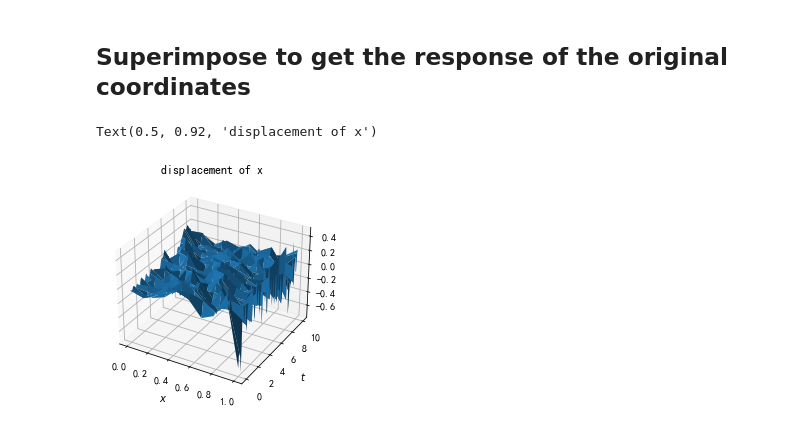
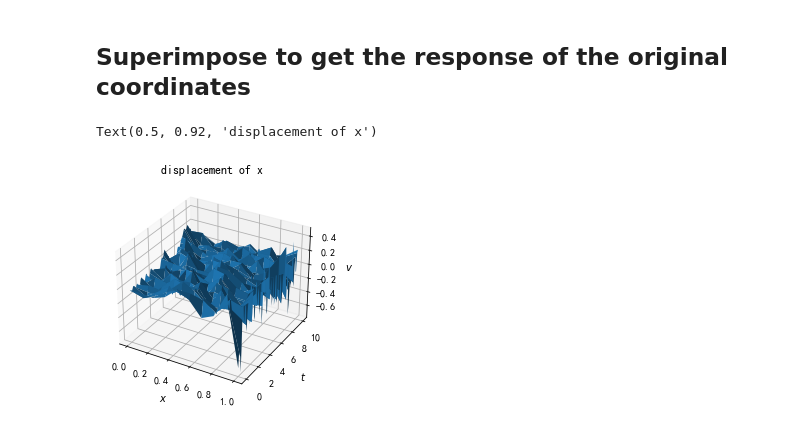
Before and after one commit to WindyLuf/Beam-Project, a Jupyter notebook: prapare.ipynb, the cells around one changed output. Drawn from its saved outputs; the diff is of its cells as text; code cells hidden in the pictures.

```diff
--- a/prapare.ipynb
+++ b/prapare.ipynb
@@ -179,11 +179,12 @@ for i in range(len(omega)):
 # %%
 fig = plt.figure()
 ax = fig.add_subplot(111,projection = '3d')
 X,T = np.meshgrid( np.linspace(0,1,num),t )
 ax.plot_surface(X,T,x_result[::2,::].T)
 ax.set_xlabel('$x$')
 ax.set_ylabel('$t$')
+ax.set_zlabel('$v$')
 ax.set_title('displacement of x')
 # %% [output]
 Text(0.5, 0.92, 'displacement of x')
-[figure, old version]
+[figure, new version]
```
Also changed, not shown: parts of 6 cells of this notebook.
